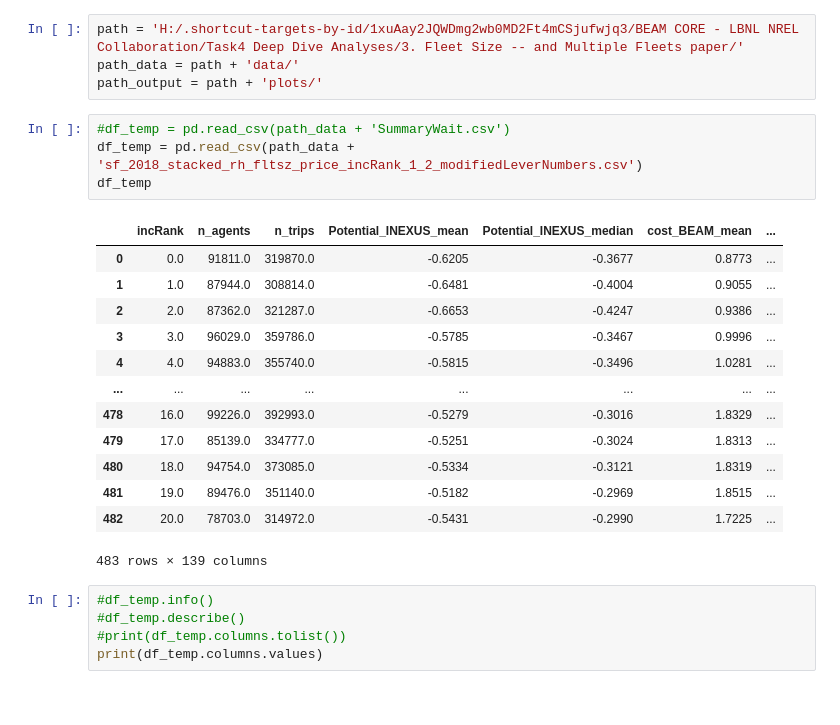
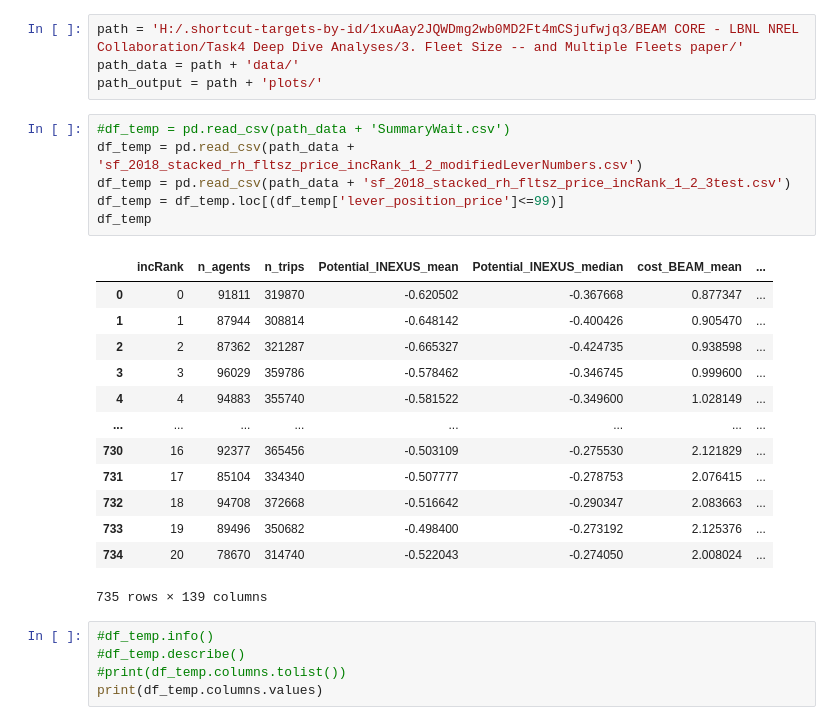
Before and after one commit to LBNL-UCB-STI/beam-core-analysis, a Jupyter notebook: Users/Annika/3MultFleets/PlotsNtripsModesTimes.ipynb, the cells around one changed output. Cells and saved outputs as stored; diff of their text form.

```diff
--- a/Users/Annika/3MultFleets/PlotsNtripsModesTimes.ipynb
+++ b/Users/Annika/3MultFleets/PlotsNtripsModesTimes.ipynb
@@ -19,21 +19,23 @@ path_output = path + 'plots/'
 # %%
 #df_temp = pd.read_csv(path_data + 'SummaryWait.csv')
 df_temp = pd.read_csv(path_data + 'sf_2018_stacked_rh_fltsz_price_incRank_1_2_modifiedLeverNumbers.csv')
+df_temp = pd.read_csv(path_data + 'sf_2018_stacked_rh_fltsz_price_incRank_1_2_3test.csv')
+df_temp = df_temp.loc[(df_temp['lever_position_price']<=99)]
 df_temp
 # %% [output]
 |  | incRank | n_agents | n_trips | Potential_INEXUS_mean | Potential_INEXUS_median | cost_BEAM_mean | ... |
-| 0 | 0.0 | 91811.0 | 319870.0 | -0.6205 | -0.3677 | 0.8773 | ... |
-| 1 | 1.0 | 87944.0 | 308814.0 | -0.6481 | -0.4004 | 0.9055 | ... |
-| 2 | 2.0 | 87362.0 | 321287.0 | -0.6653 | -0.4247 | 0.9386 | ... |
-| 3 | 3.0 | 96029.0 | 359786.0 | -0.5785 | -0.3467 | 0.9996 | ... |
-| 4 | 4.0 | 94883.0 | 355740.0 | -0.5815 | -0.3496 | 1.0281 | ... |
+| 0 | 0 | 91811 | 319870 | -0.620502 | -0.367668 | 0.877347 | ... |
+| 1 | 1 | 87944 | 308814 | -0.648142 | -0.400426 | 0.905470 | ... |
+| 2 | 2 | 87362 | 321287 | -0.665327 | -0.424735 | 0.938598 | ... |
+| 3 | 3 | 96029 | 359786 | -0.578462 | -0.346745 | 0.999600 | ... |
+| 4 | 4 | 94883 | 355740 | -0.581522 | -0.349600 | 1.028149 | ... |
 | ... | ... | ... | ... | ... | ... | ... | ... |
-| 478 | 16.0 | 99226.0 | 392993.0 | -0.5279 | -0.3016 | 1.8329 | ... |
-| 479 | 17.0 | 85139.0 | 334777.0 | -0.5251 | -0.3024 | 1.8313 | ... |
-| 480 | 18.0 | 94754.0 | 373085.0 | -0.5334 | -0.3121 | 1.8319 | ... |
-| 481 | 19.0 | 89476.0 | 351140.0 | -0.5182 | -0.2969 | 1.8515 | ... |
-| 482 | 20.0 | 78703.0 | 314972.0 | -0.5431 | -0.2990 | 1.7225 | ... |
+| 730 | 16 | 92377 | 365456 | -0.503109 | -0.275530 | 2.121829 | ... |
+| 731 | 17 | 85104 | 334340 | -0.507777 | -0.278753 | 2.076415 | ... |
+| 732 | 18 | 94708 | 372668 | -0.516642 | -0.290347 | 2.083663 | ... |
+| 733 | 19 | 89496 | 350682 | -0.498400 | -0.273192 | 2.125376 | ... |
+| 734 | 20 | 78670 | 314740 | -0.522043 | -0.274050 | 2.008024 | ... |
-483 rows × 139 columns
+735 rows × 139 columns
 # %%
 #df_temp.info()
 #df_temp.describe()
```
Also changed, not shown: parts of 9 cells of this notebook, 1 other file.
